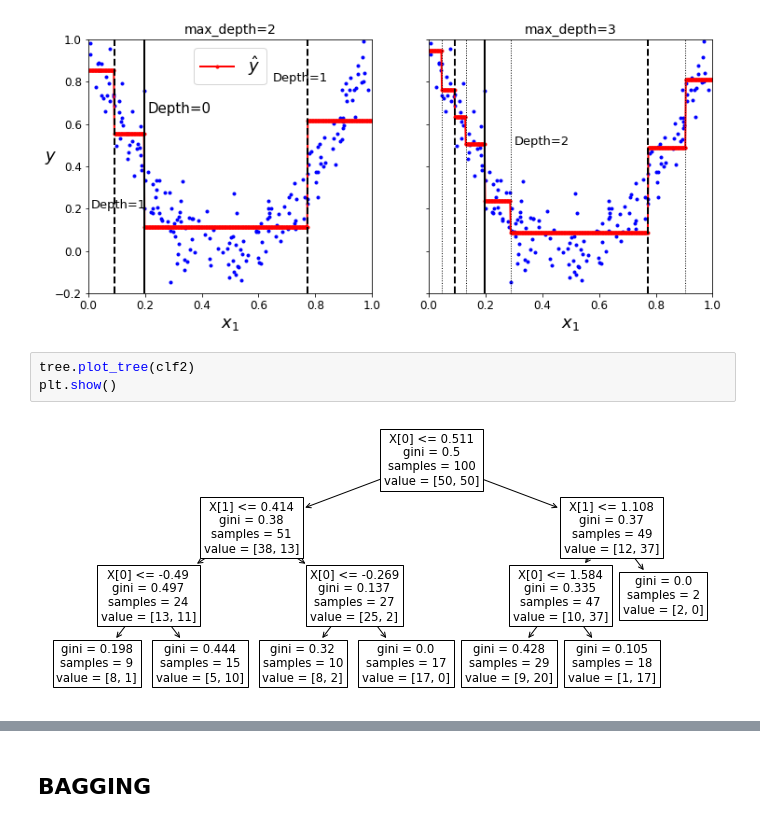
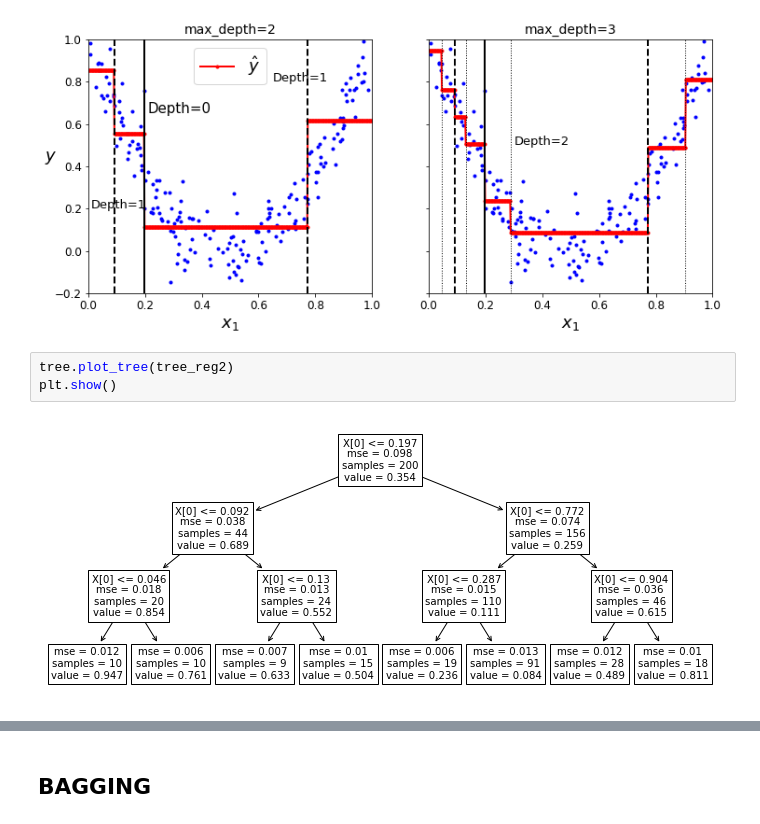
Before and after one commit to ssegui/ml_ub, a Jupyter notebook: notebooks/Session6.ipynb, the cells around one changed output, grey strips where cells are left out. Cells and saved outputs as stored; diff of their text form.

```diff
--- a/notebooks/Session6.ipynb
+++ b/notebooks/Session6.ipynb
@@ -275,9 +273,9 @@ plt.show()
 # %% [output]
 [figure]
 # %%
-tree.plot_tree(clf2)
+tree.plot_tree(tree_reg2)
 plt.show()
 # %% [output]
-[figure, old version]
+[figure, new version]
 # %%
 tree_reg1 = DecisionTreeRegressor(random_state=42)
```
Also changed, not shown: parts of 10 cells of this notebook.
